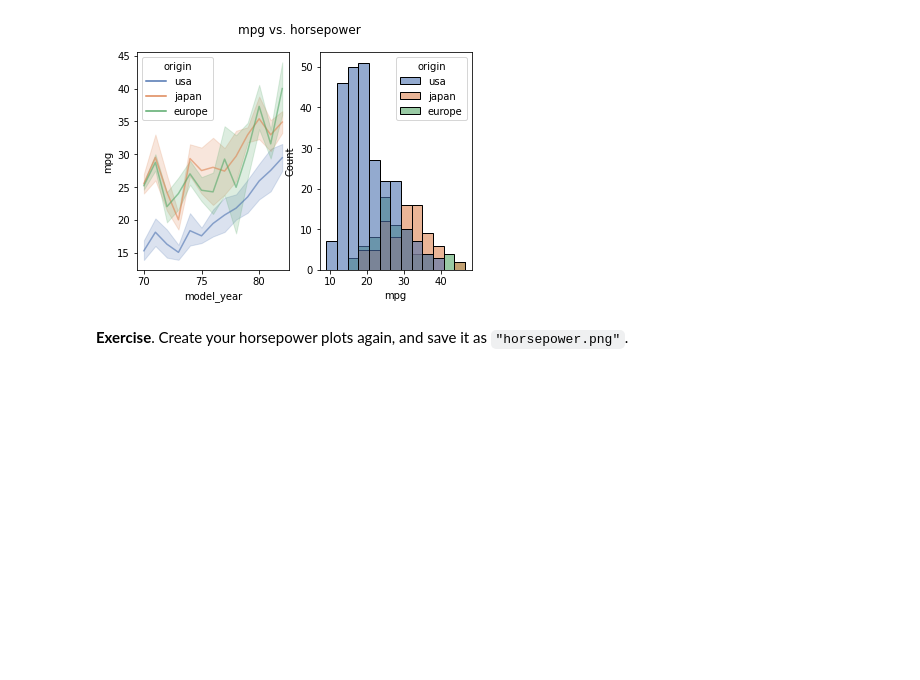
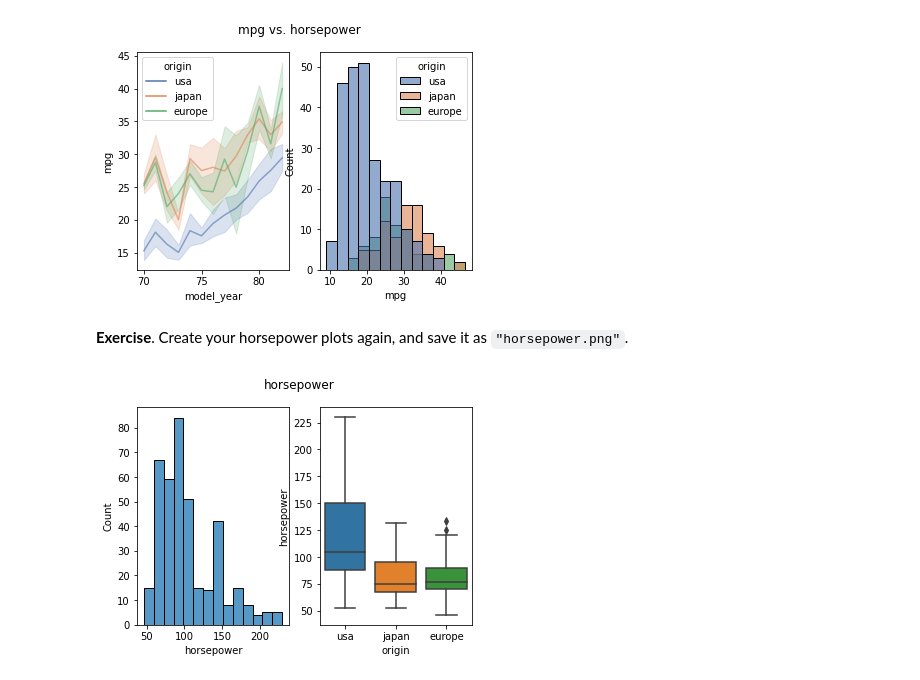
Before and after one commit to eztang12/qbio_data_analysis_echo, a Jupyter notebook: week8_python/Scientific_Python-sp22.ipynb, the cells around one changed output. Saved outputs shown, nothing was run; the diff lists cells and outputs as text; code cells hidden in the pictures; blank space fills up the shorter version.

Commit message:
Changed plot name

```diff
--- a/week8_python/Scientific_Python-sp22.ipynb
+++ b/week8_python/Scientific_Python-sp22.ipynb
@@ -755,8 +755,11 @@ plt.savefig('mpg.png', bbox_inches='tight')
 # %%
 # Save your horsepower plot here (from the previous exercise)
 
 fig, ax = plt.subplots(1,2)
 sns.histplot(x = mpg_data["horsepower"], ax = ax[0])
 sns.boxplot(x = mpg_data["origin"], y = mpg_data["horsepower"], ax = ax[1])
 
-plt.savefig('mpg.png', bbox_inches='tight')
+fig.suptitle('horsepower')
+plt.savefig('horsepower.png', bbox_inches='tight')
+# %% [output]
+[figure, added]
```
